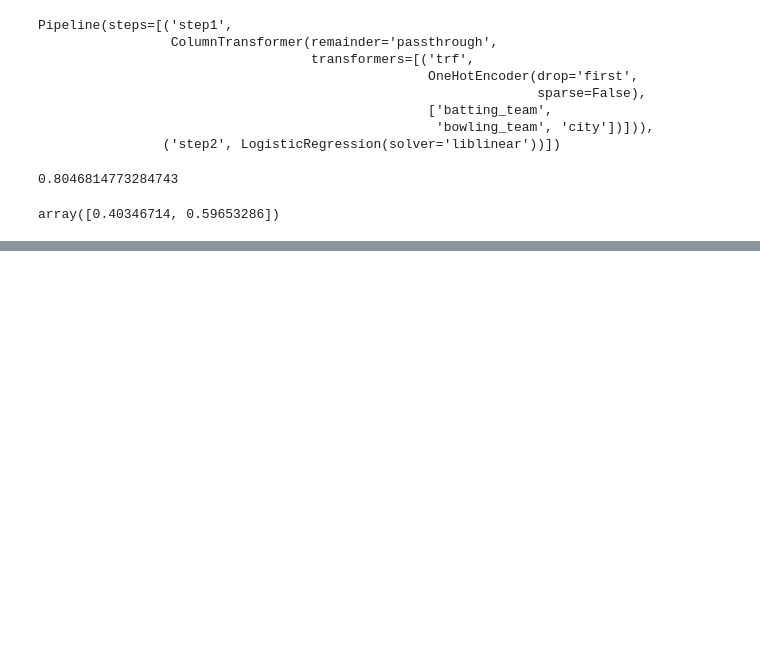
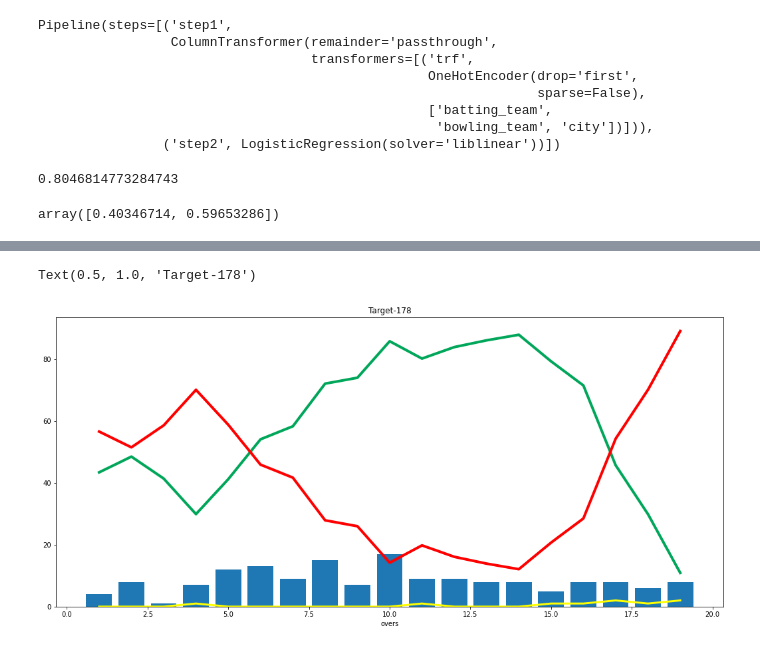
Before and after one commit to dipeshgoyal013/IPL_Win_probability, a Jupyter notebook: Untitled.ipynb, the cells around one changed output, grey strips where cells are left out. Drawn from its saved outputs; the diff is of its cells as text; code cells hidden in the pictures; blank space fills up the shorter version.

```diff
--- a/Untitled.ipynb
+++ b/Untitled.ipynb
@@ -340,3 +340,33 @@ accuracy_score(y_test,y_pred)
 pipe.predict_proba(X_test)[100]
 # %% [output]
 array([0.40346714, 0.59653286])
+# %%
+def match_progression(x_df,match_id,pipe):
+    match = x_df[x_df['match_id'] == match_id]
+    match = match[(match['ball'] == 6)]
+    temp_df = match[['batting_team','bowling_team','city','runs_left','ball_left','wickets_left','total_runs_x','total_runs_y','crr','rrr']].dropna()
+    temp_df = temp_df[temp_df['ball_left'] != 0]
+    result = pipe.predict_proba(temp_df)
+    temp_df['lose'] = np.round(result.T[0]*100,1)
+    temp_df['win'] = np.round(result.T[1]*100,1)
+    temp_df['end_of_over'] = range(1,temp_df.shape[0]+1)
+
+    target = temp_df['total_runs_x'].values[0]
+    runs = list(temp_df['runs_left'].values)
+    new_runs = runs[:]
+    runs.insert(0,target)
+    temp_df['runs_after_over'] = np.array(runs)[:-1] - np.array(new_runs)
+    wickets = list(temp_df['wickets_left'].values)
+    new_wickets = wickets[:]
+    new_wickets.insert(0,10)
+    wickets.append(0)
+    w = np.array(wickets)
+    nw = np.array(new_wickets)
+    temp_df['wickets_in_over'] = (nw - w)[0:temp_df.shape[0]]
+
+    print("Target-",target)
+    temp_df = temp_df[['end_of_over','runs_after_over','wickets_in_over','lose','win']]
+    return temp_df,target
+# %%
+temp_df,target = match_progression(delivery_df,74,pipe)
+temp_df
@@ -342,0 +392,11 @@ array([0.40346714, 0.59653286])
+# %%
+plt.figure(figsize=(18,8))
+plt.plot(temp_df['end_of_over'],temp_df['wickets_in_over'],color='yellow',linewidth=3)
+plt.plot(temp_df['end_of_over'],temp_df['win'],color='#00a65a',linewidth=4)
+plt.plot(temp_df['end_of_over'],temp_df['lose'],color='red',linewidth=4)
+plt.bar(temp_df['end_of_over'],temp_df['runs_after_over'])
+plt.xlabel("overs")
+plt.title('Target-' + str(target))
+# %% [output]
+Text(0.5, 1.0, 'Target-178')
+[figure, added]
```
Also changed, not shown: parts of 3 cells of this notebook.
